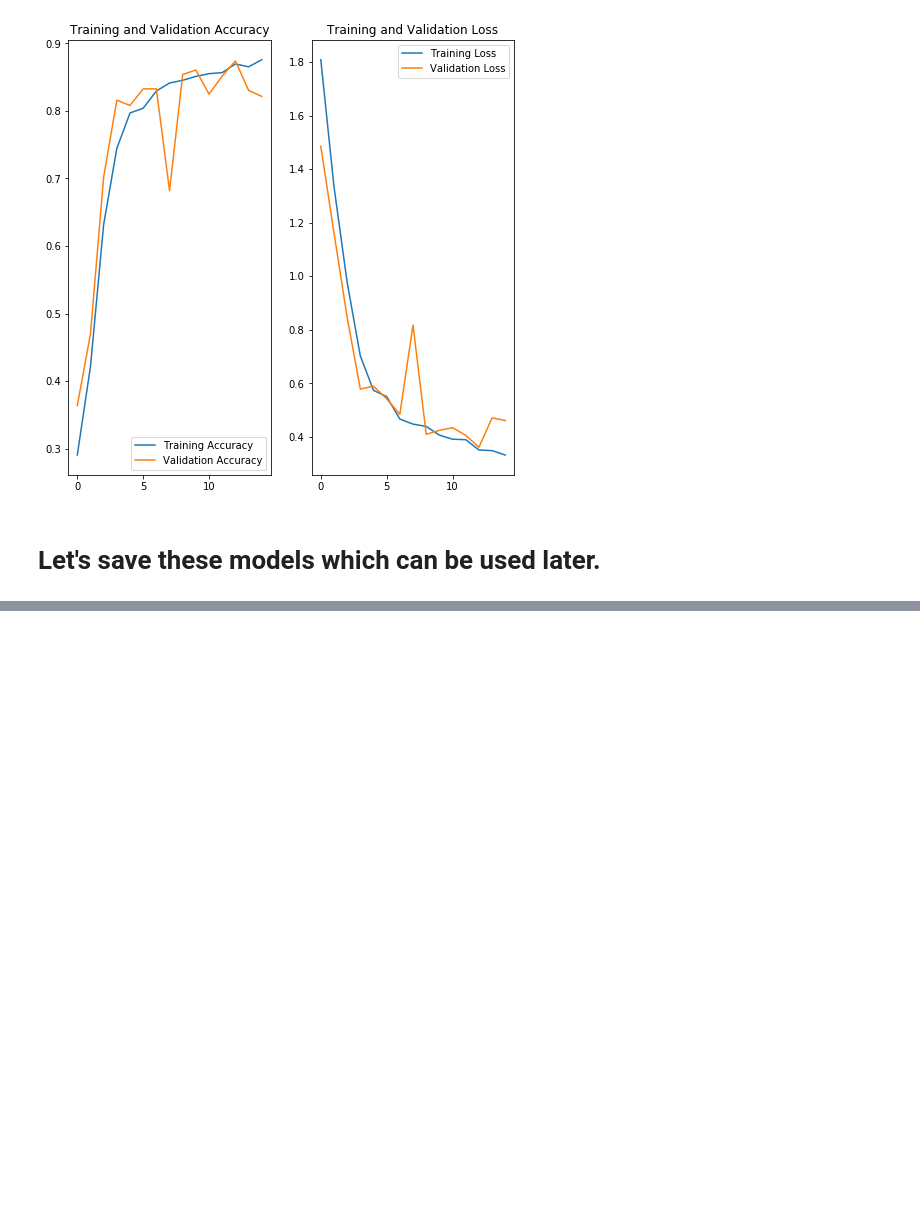
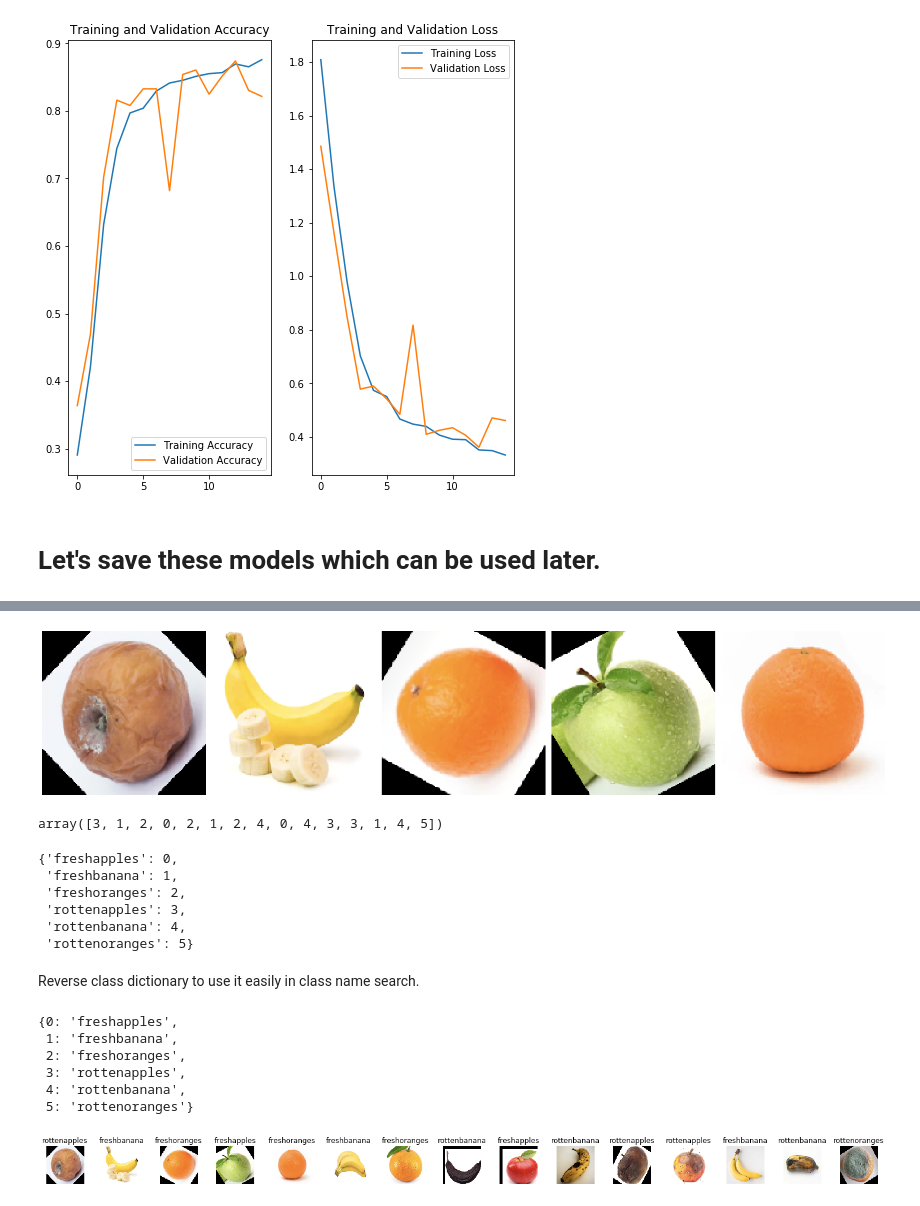
Before and after one commit to pradeepprasad/Machine_Learning_Workspace, a Jupyter notebook: Image_Pre_Processing_0_2.ipynb, the cells around one changed output, grey strips where cells are left out. Saved outputs shown, nothing was run; the diff lists cells and outputs as text; code cells hidden in the pictures; blank space fills up the shorter version.

```diff
--- a/Image_Pre_Processing_0_2.ipynb
+++ b/Image_Pre_Processing_0_2.ipynb
@@ -383,0 +416,33 @@ model_new.save('/content/drive/My Drive/model/fruit_quality_check_model_0004.hdf
+# %%
+sample_validation_images, _ = next(val_data_gen)
+# %%
+plotImages(sample_validation_images[:7])
+# %% [output]
+[figure, added]
+# %%
+predicted_classes = model.predict_classes(sample_validation_images[:15])
+predicted_classes
+# %% [output]
+array([3, 1, 2, 0, 2, 1, 2, 4, 0, 4, 3, 3, 1, 4, 5])
+# %%
+fruit_class_dic = train_data_gen.class_indices
+fruit_class_dic
+# %% [output]
+{'freshapples': 0,
+ 'freshbanana': 1,
+ 'freshoranges': 2,
+ 'rottenapples': 3,
+ 'rottenbanana': 4,
+ 'rottenoranges': 5}
+# %% [markdown]
+Reverse class dictionary to use it easily in class name search.
+# %%
+fruit_class_rev_dic = dict((v,k) for k,v in fruit_class_dic.items())
+fruit_class_rev_dic
+# %% [output]
+{0: 'freshapples',
+ 1: 'freshbanana',
+ 2: 'freshoranges',
+ 3: 'rottenapples',
+ 4: 'rottenbanana',
+ 5: 'rottenoranges'}
@@ -383,0 +461,4 @@ model_new.save('/content/drive/My Drive/model/fruit_quality_check_model_0004.hdf
+# %%
+plotImages_all(sample_validation_images[:15], predicted_classes)
+# %% [output]
+[figure, added]
```
Also changed, not shown: parts of 6 cells of this notebook.
